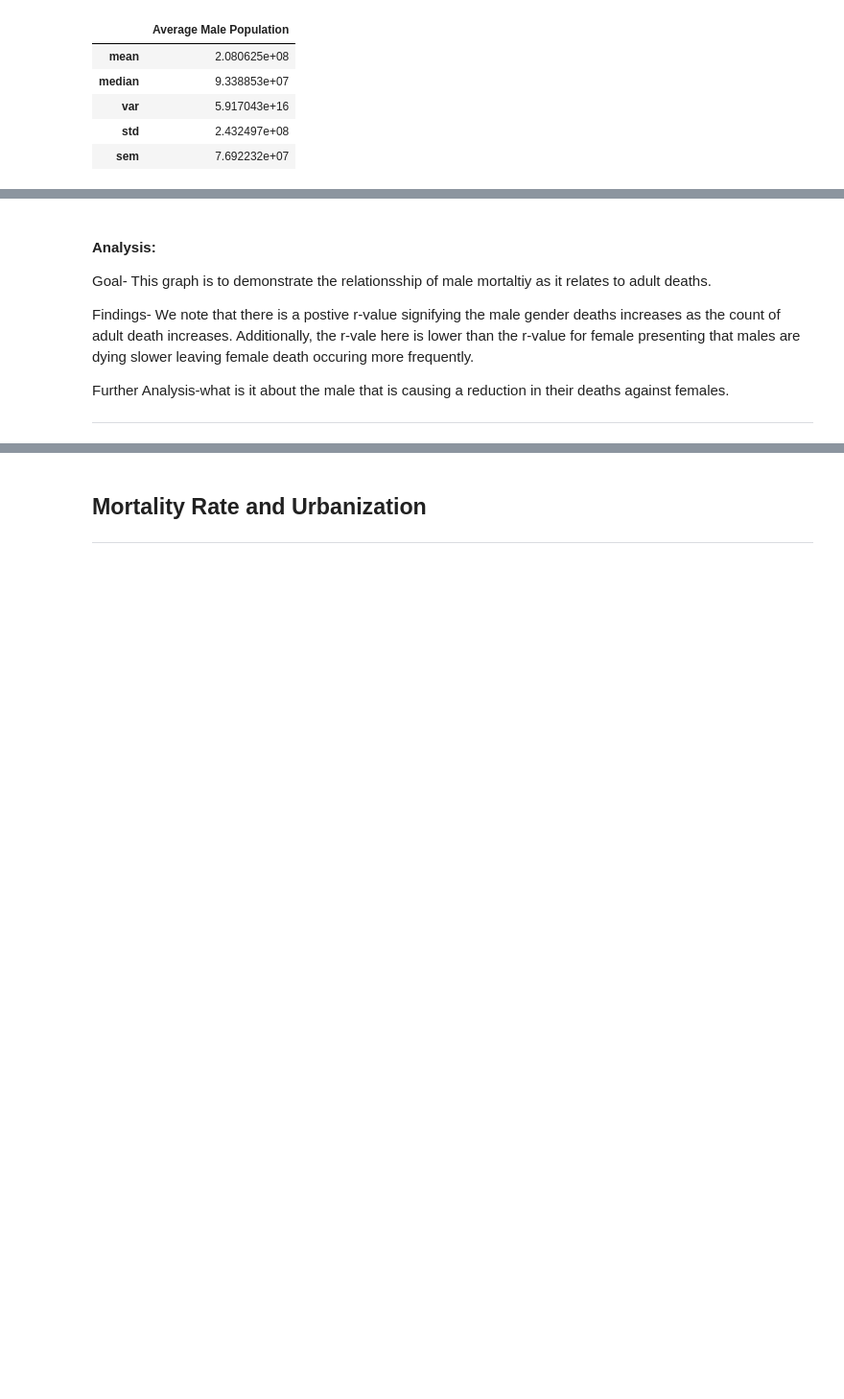
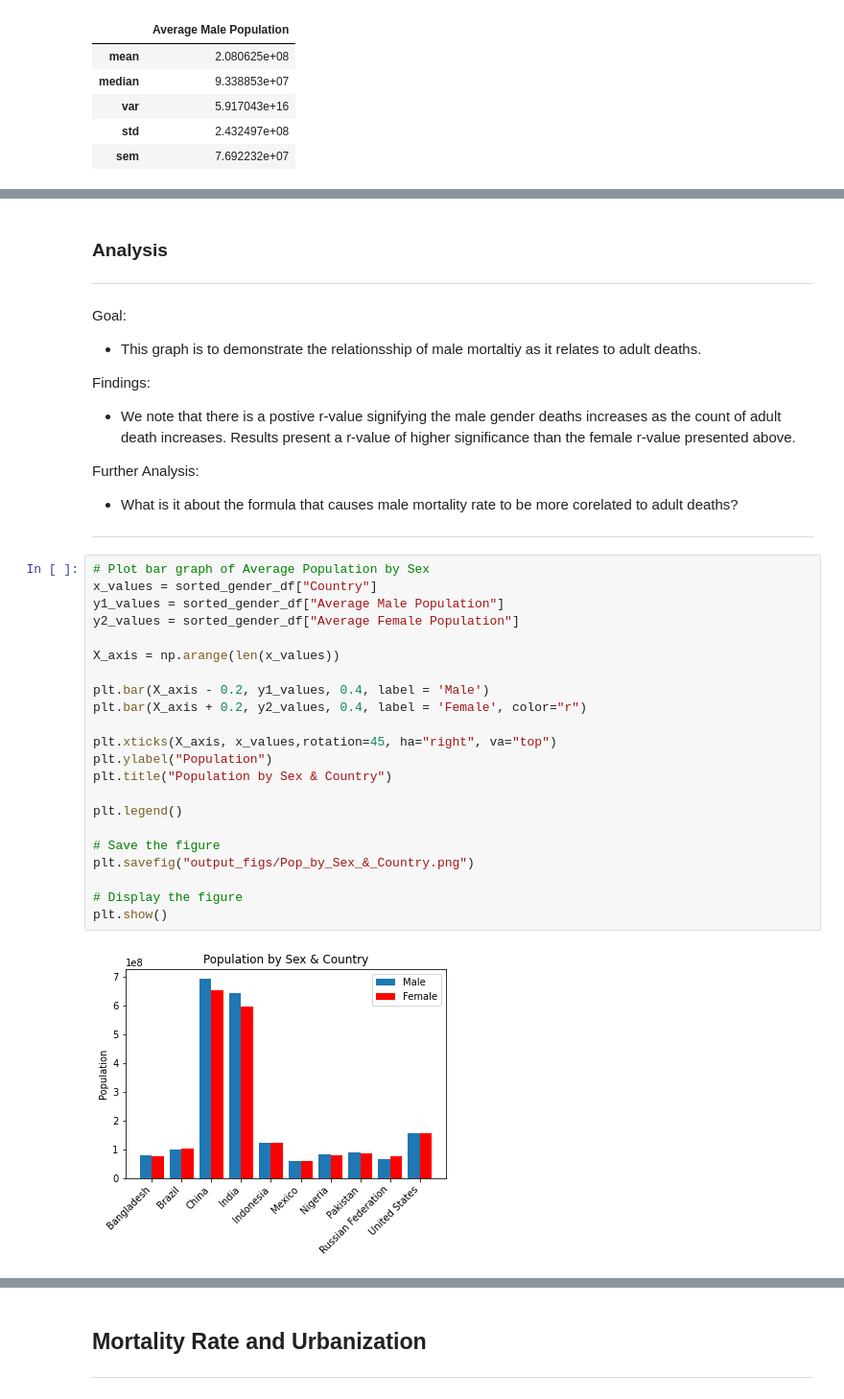
Before and after one commit to ralphy32/project_1, a Jupyter notebook: project1.ipynb, the cells around one changed output, grey strips where cells are left out. Shown at 96% size. Cells and saved outputs as stored; diff of their text form; blank space fills up the shorter version.

```diff
--- a/project1.ipynb
+++ b/project1.ipynb
@@ -417,11 +431,36 @@ plt.show()
 # %% [markdown]
-#### Analysis:
+### Analysis
+----------------------
+Goal:
+- This graph is to demonstrate the relationsship of male mortaltiy as it relates to adult deaths.
 
-Goal- This graph is to demonstrate the relationsship of male mortaltiy as it relates to adult deaths.
+Findings:
+- We note that there is a postive r-value signifying the male gender deaths increases as the count of adult death increases. Results present a r-value of higher significance than the female r-value presented above.
 
-Findings- We note that there is a postive r-value signifying the male gender deaths increases as the count of adult death increases. Additionally, the r-vale here is lower than the r-value for female presenting that males are dying slower leaving female death occuring more frequently.
-
-Further Analysis-what is it about the male that is causing a reduction in their deaths against females.
-
-
------------------
+Further Analysis:
+- What is it about the formula that causes male mortality rate to be more corelated to adult deaths?
+----------------------
+# %%
+# Plot bar graph of Average Population by Sex
+x_values = sorted_gender_df["Country"]
+y1_values = sorted_gender_df["Average Male Population"]
+y2_values = sorted_gender_df["Average Female Population"]
+
+X_axis = np.arange(len(x_values))
+
+plt.bar(X_axis - 0.2, y1_values, 0.4, label = 'Male')
+plt.bar(X_axis + 0.2, y2_values, 0.4, label = 'Female', color="r")
+
+plt.xticks(X_axis, x_values,rotation=45, ha="right", va="top")
+plt.ylabel("Population")
+plt.title("Population by Sex & Country")
+
+plt.legend()
+
+# Save the figure
+plt.savefig("output_figs/Pop_by_Sex_&_Country.png")
+
+# Display the figure
+plt.show()
+# %% [output]
+[figure, added]
```
Also changed, not shown: parts of 22 cells of this notebook, 4 other files.
